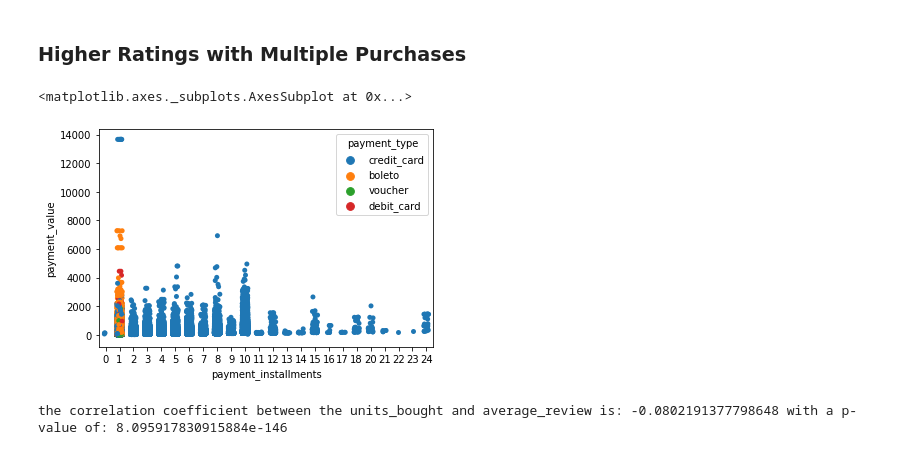
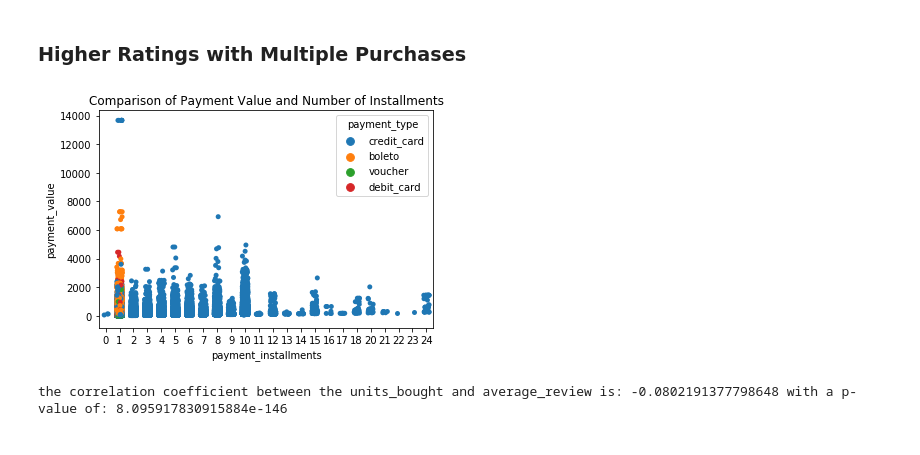
Before and after one commit to ldietsche/Springboard_Course, a Jupyter notebook: Capstone Project 1/Capstone Project 1 v2.ipynb, the cells around one changed output. Drawn from its saved outputs; the diff is of its cells as text; code cells hidden in the pictures.

Commit message:
Update Graphs

```diff
--- a/Capstone Project 1/Capstone Project 1 v2.ipynb
+++ b/Capstone Project 1/Capstone Project 1 v2.ipynb
@@ -390,9 +383,10 @@ plt.hist(units_bought, bins = 50)
 ### Higher Ratings with Multiple Purchases
 # %%
 sns.stripplot(x='payment_installments', y='payment_value', data=master_df, jitter=0.2, hue='payment_type')
+plt.title('Comparison of Payment Value and Number of Installments')
+plt.savefig('Pictures/Comparison_of_Payment_Value_and_Number_of_Installments', facecolor = 'w')
 # %% [output]
-<matplotlib.axes._subplots.AxesSubplot at 0x...>
-[figure, old version]
+[figure, new version]
 # %%
 #calculate how many times a user bought a product
 units_bought = master_df.groupby(['customer_id','product_id'])['product_id'].count()
```
Also changed, not shown: parts of 5 cells of this notebook, 5 other files.
